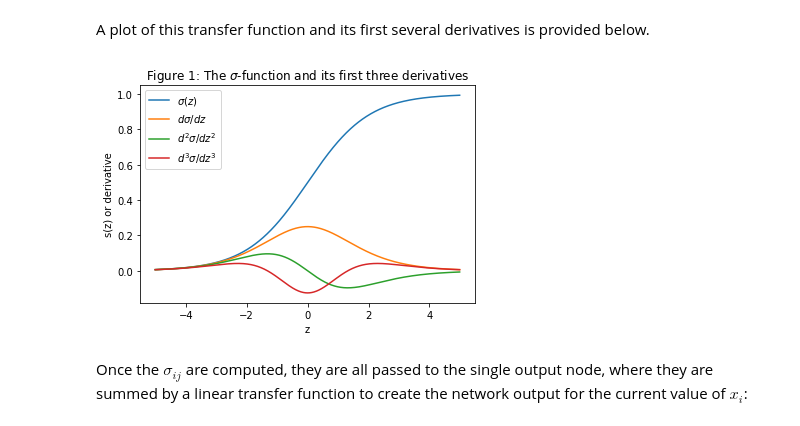
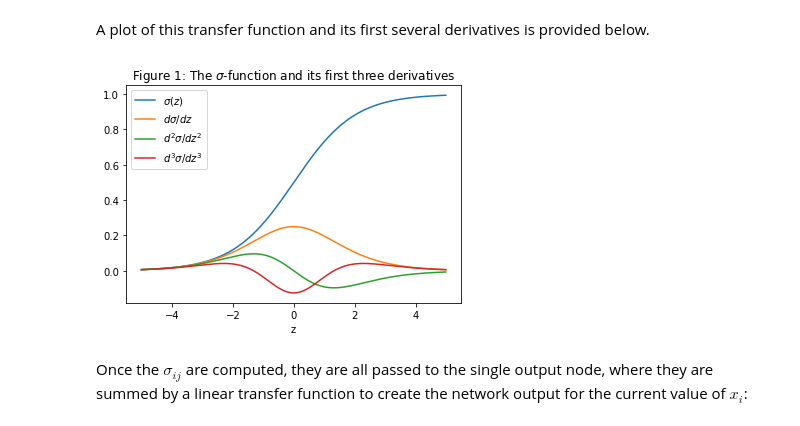
Before and after one commit to elwinter/nnode, a Jupyter notebook: nnode1.ipynb, the cells around one changed output. Drawn from its saved outputs; the diff is of its cells as text; code cells hidden in the pictures.

```diff
--- a/nnode1.ipynb
+++ b/nnode1.ipynb
@@ -95,35 +95,35 @@ def d2sigma_dz2(z):
     return (
         2 * exp(-2 * z) / (1 + exp(-z))**3 - exp(-z) / (1 + exp(-z))**2
     )
 
 def d3sigma_dz3(z):
     return (
         6 * exp(-3 * z) / (1 + exp(-z))**4
         - 6 * exp(-2 * z) / (1 + exp(-z))**3
         + exp(-z) / (1 + exp(-z))**2
     )
 
 z = np.arange(-5, 5, 0.01)
 n = len(z)
 s = np.zeros(n)
 ds_dz = np.zeros(n)
 d2s_dz2 = np.zeros(n)
 d3s_dz3 = np.zeros(n)
 for i in range(n):
     s[i] = sigma(z[i])
     ds_dz[i] = dsigma_dz(z[i])
     d2s_dz2[i] = d2sigma_dz2(z[i])
     d3s_dz3[i] = d3sigma_dz3(z[i])
 plt.plot(z,s,label = "$\sigma(z)$")
 plt.plot(z,ds_dz,label = "$d\sigma/dz$")
 plt.plot(z,d2s_dz2, label = "$d^2\sigma/dz^2$")
 plt.plot(z,d3s_dz3, label = "$d^3\sigma/dz^3$");
 plt.xlabel("z")
-plt.ylabel("s(z) or derivative")
+#plt.ylabel("s(z) or derivative")
 plt.title("Figure 1: The $\sigma$-function and its first three derivatives")
 plt.legend();
 # %% [output]
-[figure, old version]
+[figure, new version]
 # %% [markdown]
 Once the $\sigma_{ij}$ are computed, they are all passed to the single output node, where they are summed by a linear transfer function to create the network output for the current value of $x_i$:
 # %% [markdown]
```
Also changed, not shown: parts of 16 cells of this notebook.
